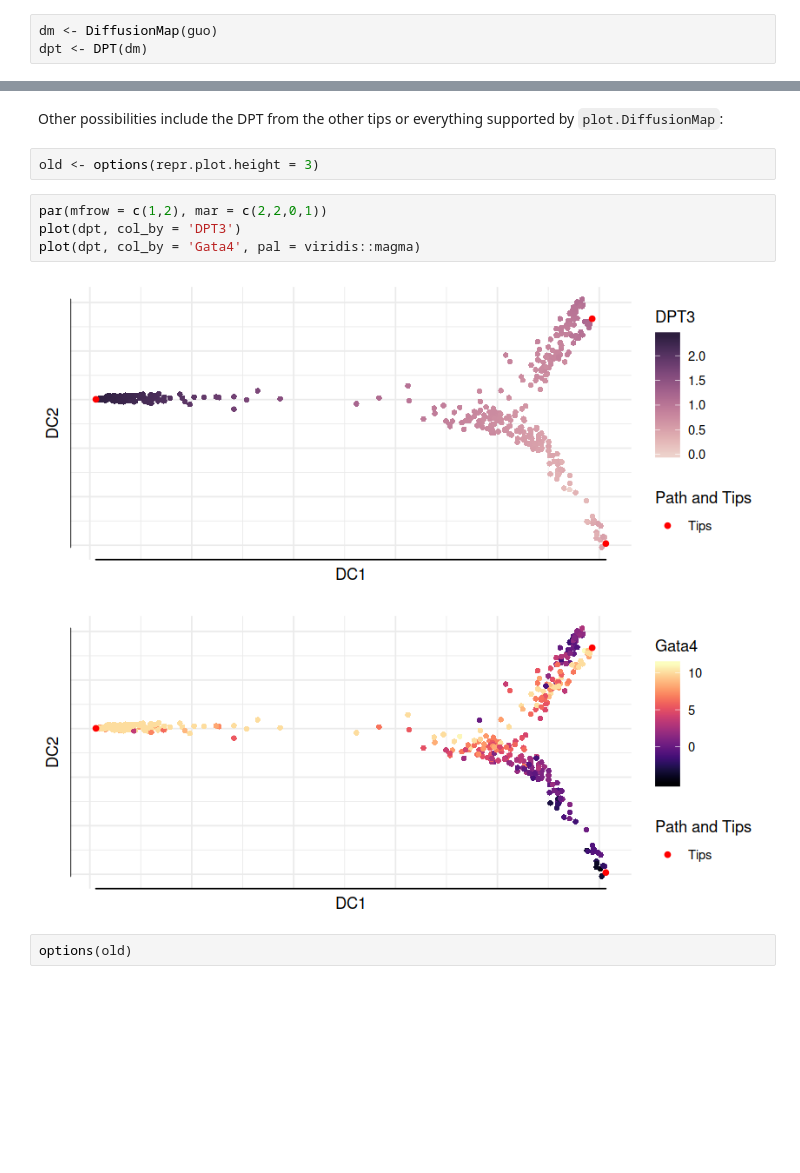
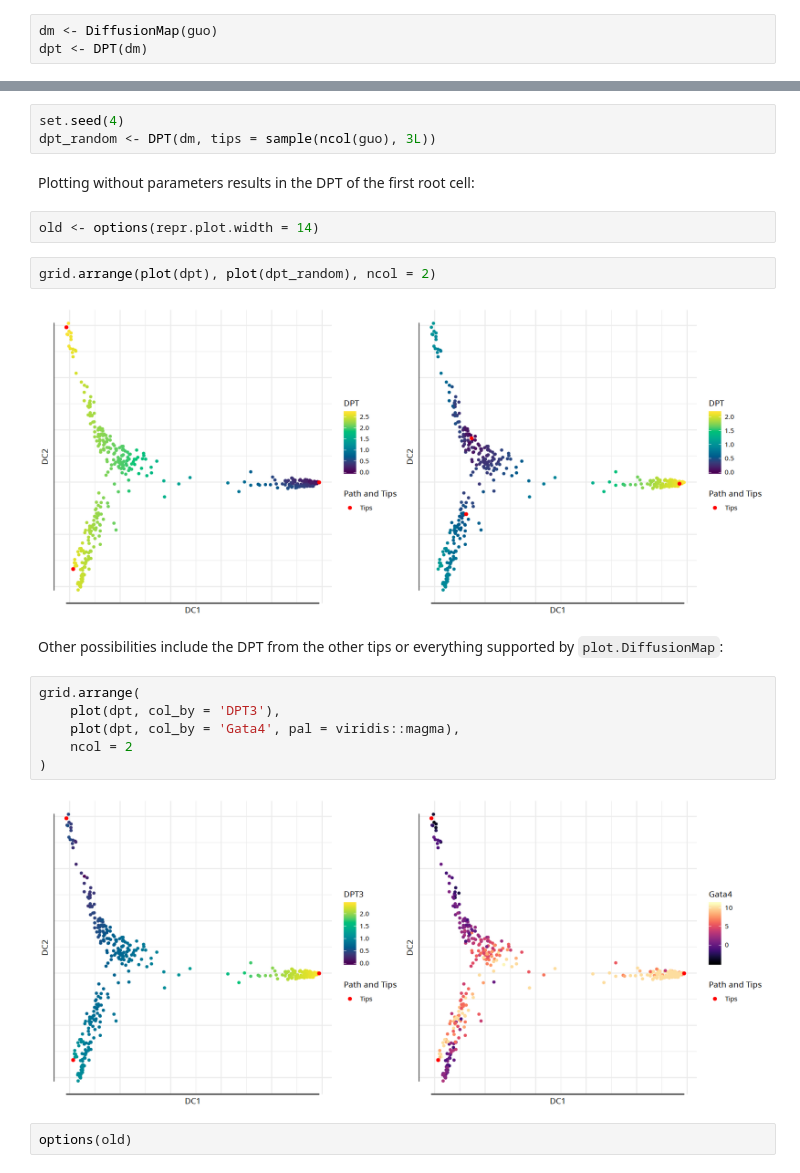
Before and after one commit to theislab/destiny, a Jupyter notebook: vignettes/DPT.ipynb, the cells around one changed output, grey strips where cells are left out. Saved outputs shown, nothing was run; the diff lists cells and outputs as text; blank space fills up the shorter version.

```diff
--- a/vignettes/DPT.ipynb
+++ b/vignettes/DPT.ipynb
@@ -41,14 +40,24 @@ plot(dpt)
+# %%
+set.seed(4)
+dpt_random <- DPT(dm, tips = sample(ncol(guo), 3L))
+# %% [markdown]
+Plotting without parameters results in the DPT of the first root cell:
+# %%
+old <- options(repr.plot.width = 14)
+# %%
+grid.arrange(plot(dpt), plot(dpt_random), ncol = 2)
+# %% [output]
+[figure, added]
 # %% [markdown]
 Other possibilities include the DPT from the other tips or everything supported by `plot.DiffusionMap`:
-# %%
-old <- options(repr.plot.height = 3)
 # %%
-par(mfrow = c(1,2), mar = c(2,2,0,1))
-plot(dpt, col_by = 'DPT3')
-plot(dpt, col_by = 'Gata4', pal = viridis::magma)
+grid.arrange(
+    plot(dpt, col_by = 'DPT3'),
+    plot(dpt, col_by = 'Gata4', pal = viridis::magma),
+    ncol = 2
+)
 # %% [output]
-[figure, old version]
+[figure, new version]
-[figure, removed]
 # %%
 options(old)
 # %% [markdown]
```
Also changed, not shown: parts of 6 cells of this notebook.
